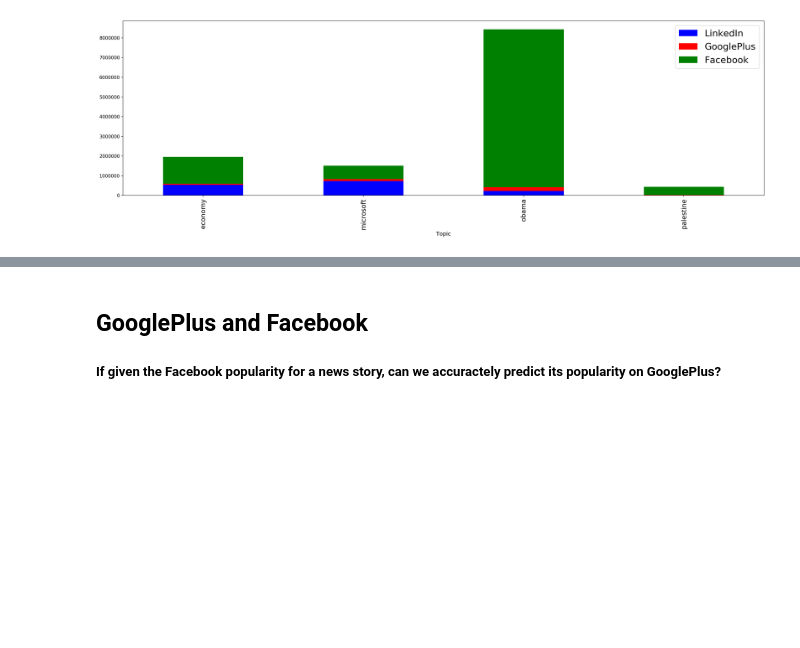
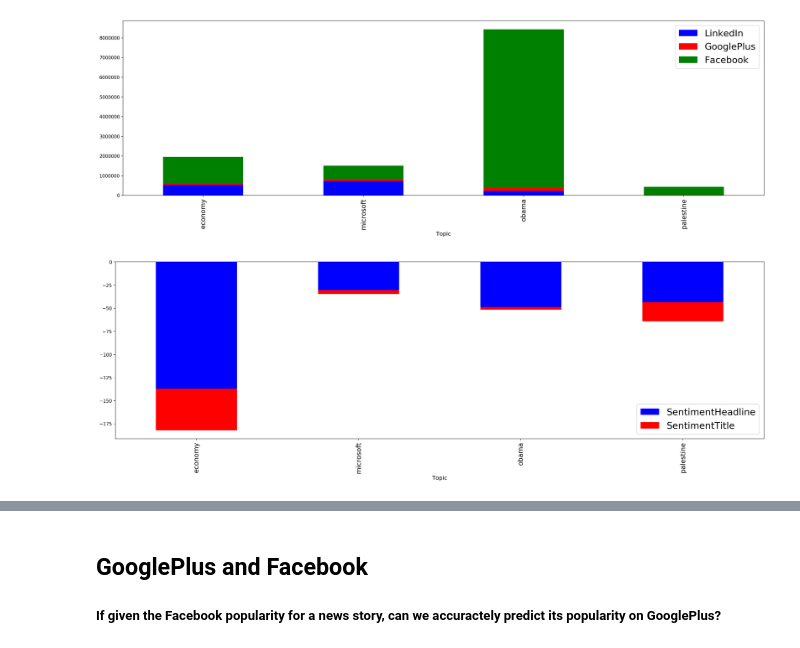
Before and after one commit to andrea5972/ML_classification, a Jupyter notebook: Regression/SocialNews-V1.ipynb, the cells around one changed output, grey strips where cells are left out. Cells and saved outputs as stored; diff of their text form; code cells hidden in the pictures; blank space fills up the shorter version.

```diff
--- a/Regression/SocialNews-V1.ipynb
+++ b/Regression/SocialNews-V1.ipynb
@@ -128,3 +135,10 @@ data.groupby('Topic').agg('sum')[['LinkedIn','GooglePlus', 'Facebook']].plot(kin
                                                           stacked=True, color=['b', 'r', 'g']);
 # %% [output]
 [figure]
+# %%
+# Bar graph exploring total sentiment for the different topics
+
+data.groupby('Topic').agg('sum')[['SentimentHeadline', 'SentimentTitle']].plot(kind='bar', figsize=(25, 7),
+                                                          stacked=True, color=['b', 'r', 'g']);
+# %% [output]
+[figure, added]
```
Also changed, not shown: parts of 5 cells of this notebook.
